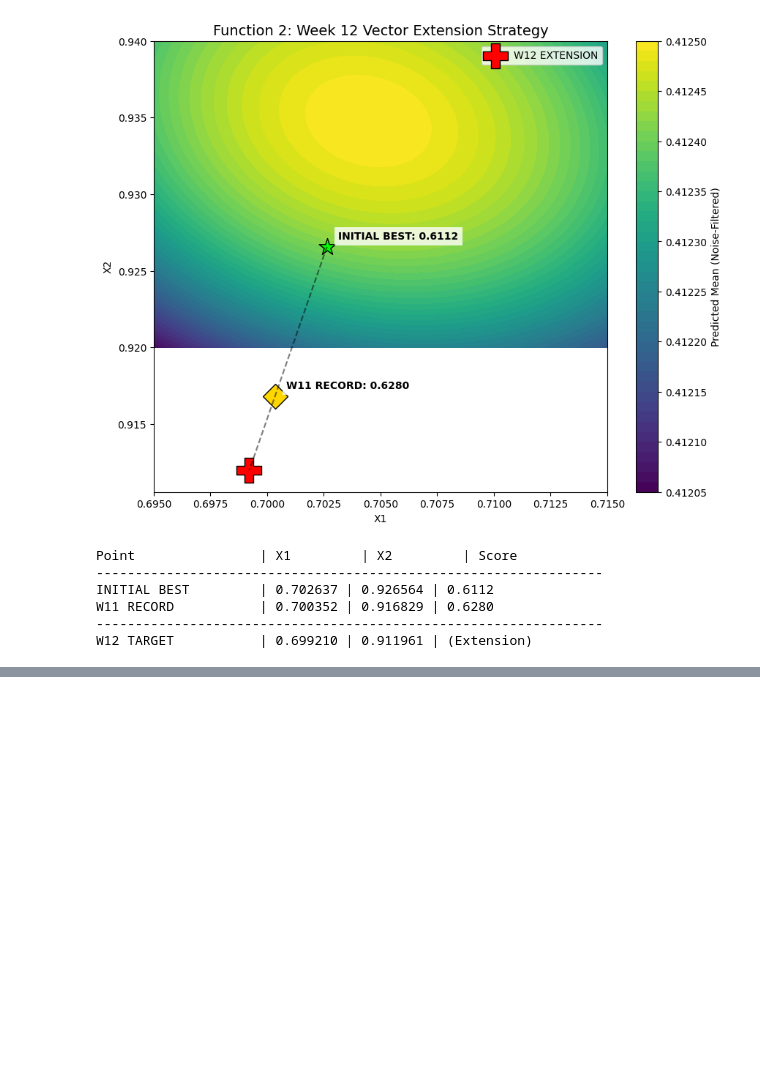
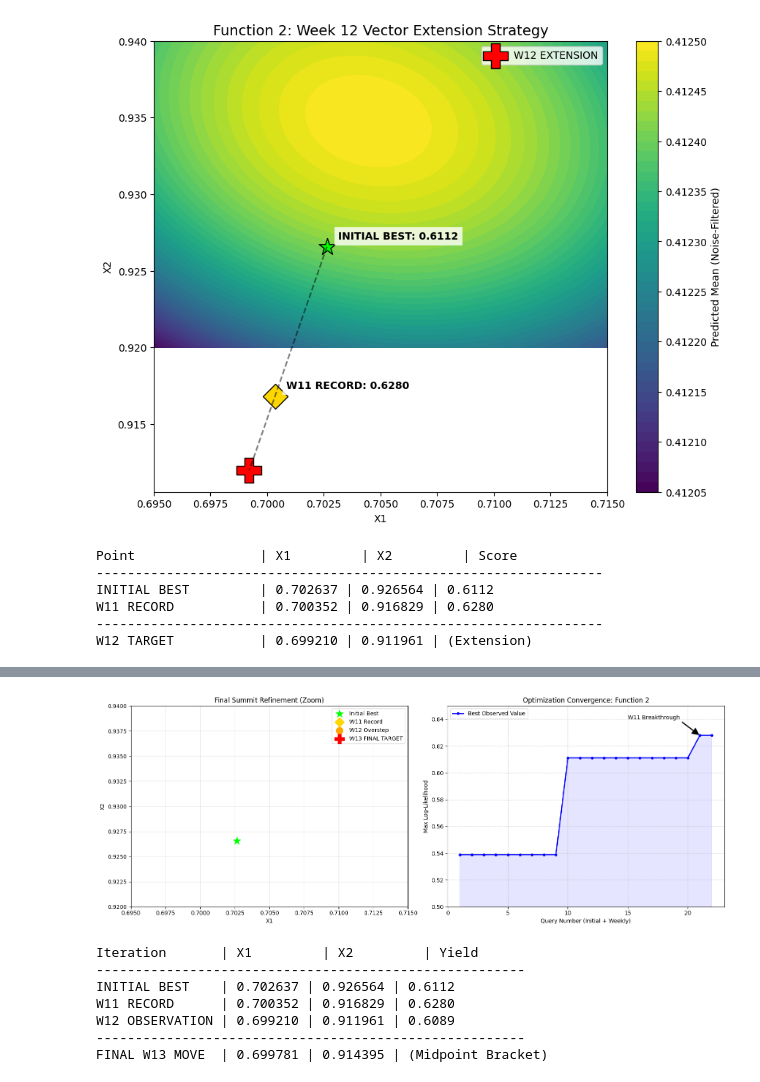
Before and after one commit to hegdevinu/Imperial-Capstone, a Jupyter notebook: notebooks/02_Function_2.ipynb, the cells around one changed output, grey strips where cells are left out. Cells and saved outputs as stored; diff of their text form; code cells hidden in the pictures; blank space fills up the shorter version.

```diff
--- a/notebooks/02_Function_2.ipynb
+++ b/notebooks/02_Function_2.ipynb
@@ -1389,0 +1495,80 @@ W12 TARGET           | 0.699210 | 0.911961 | (Extension)
+# %%
+import numpy as np
+import os
+import matplotlib.pyplot as plt
+import pandas as pd
+
+# 1. Setup Path and Load Data
+data_path = '../capstone_data/initial_data/function_2/'
+X = np.load(os.path.join(data_path, 'initial_inputs.npy'))
+y = np.load(os.path.join(data_path, 'initial_outputs.npy'))
+
+# 2. Identify Key Milestones for Bracketing
+# W11 (Index 20): 0.6279 | W12 (Index 21): 0.6089
+w11_point = X[20]
+w12_point = X[21]
+w13_target = (w11_point + w12_point) / 2
+
+# 3. Generate Convergence Data
+# We track the best score found at each step (cumulative maximum)
+running_max = np.maximum.accumulate(y)
+iterations = np.arange(1, len(y) + 1)
+
+# 4. Plotting
+fig, (ax1, ax2) = plt.subplots(1, 2, figsize=(16, 6))
+
+# --- Plot A: Local Search Heatmap (Final Zoom) ---
+# Focused on the W11-W12-W13 Summit
+x1_min, x1_max = 0.695, 0.715
+x2_min, x2_max = 0.920, 0.940
+
+# Plot markers for the ridge
+ax1.scatter(X[9,0], X[9,1], c='lime', marker='*', s=200, label='Initial Best')
+ax1.scatter(w11_point[0], w11_point[1], c='gold', marker='D', s=150, label='W11 Record')
+ax1.scatter(w12_point[0], w12_point[1], c='orange', marker='o', s=150, label='W12 Overstep')
+ax1.scatter(w13_target[0], w13_target[1], c='red', marker='P', s=300, label='W13 FINAL TARGET')
+ax1.plot([w11_point[0], w12_point[0]], [w11_point[1], w12_point[1]], 'r--', alpha=0.5)
+
+ax1.set_xlim(x1_min, x1_max)
+ax1.set_ylim(x2_min, x2_max)
+ax1.set_title("Final Summit Refinement (Zoom)")
+ax1.set_xlabel("X1")
+ax1.set_ylabel("X2")
+ax1.legend()
+ax1.grid(True, alpha=0.3)
+
+# --- Plot B: Convergence Plot ---
+ax2.plot(iterations, running_max, color='blue', linewidth=2, marker='o', markersize=4, label='Best Observed Value')
+ax2.fill_between(iterations, running_max, color='blue', alpha=0.1)
+
+# Annotate the breakthrough
+ax2.annotate('W11 Breakthrough', xy=(21, 0.6279), xytext=(15, 0.64),
+             arrowprops=dict(facecolor='black', shrink=0.05, width=1))
+
+ax2.set_title("Optimization Convergence: Function 2")
+ax2.set_xlabel("Query Number (Initial + Weekly)")
+ax2.set_ylabel("Max Log-Likelihood")
+ax2.set_ylim(0.5, 0.65) # Focus on the high-yield progress
+ax2.grid(True, which='both', linestyle='--', alpha=0.5)
+ax2.legend()
+
+plt.tight_layout()
+plt.show()
+
+# 5. Final Summary
+print(f"{'Iteration':<15} | {'X1':<10} | {'X2':<10} | {'Yield'}")
+print("-" * 55)
+print(f"{'INITIAL BEST':<15} | {X[9,0]:.6f} | {X[9,1]:.6f} | {y[9]:.4f}")
+print(f"{'W11 RECORD':<15} | {X[20,0]:.6f} | {X[20,1]:.6f} | {y[20]:.4f}")
+print(f"{'W12 OBSERVATION':<15} | {X[21,0]:.6f} | {X[21,1]:.6f} | {y[21]:.4f}")
+print("-" * 55)
+print(f"{'FINAL W13 MOVE':<15} | {w13_target[0]:.6f} | {w13_target[1]:.6f} | (Midpoint Bracket)")
+# %% [output]
+[figure, added]
+Iteration       | X1         | X2         | Yield
+-------------------------------------------------------
+INITIAL BEST    | 0.702637 | 0.926564 | 0.6112
+W11 RECORD      | 0.700352 | 0.916829 | 0.6280
+W12 OBSERVATION | 0.699210 | 0.911961 | 0.6089
+-------------------------------------------------------
+FINAL W13 MOVE  | 0.699781 | 0.914395 | (Midpoint Bracket)
```
Also changed, not shown: parts of 3 cells of this notebook, 34 other files.
